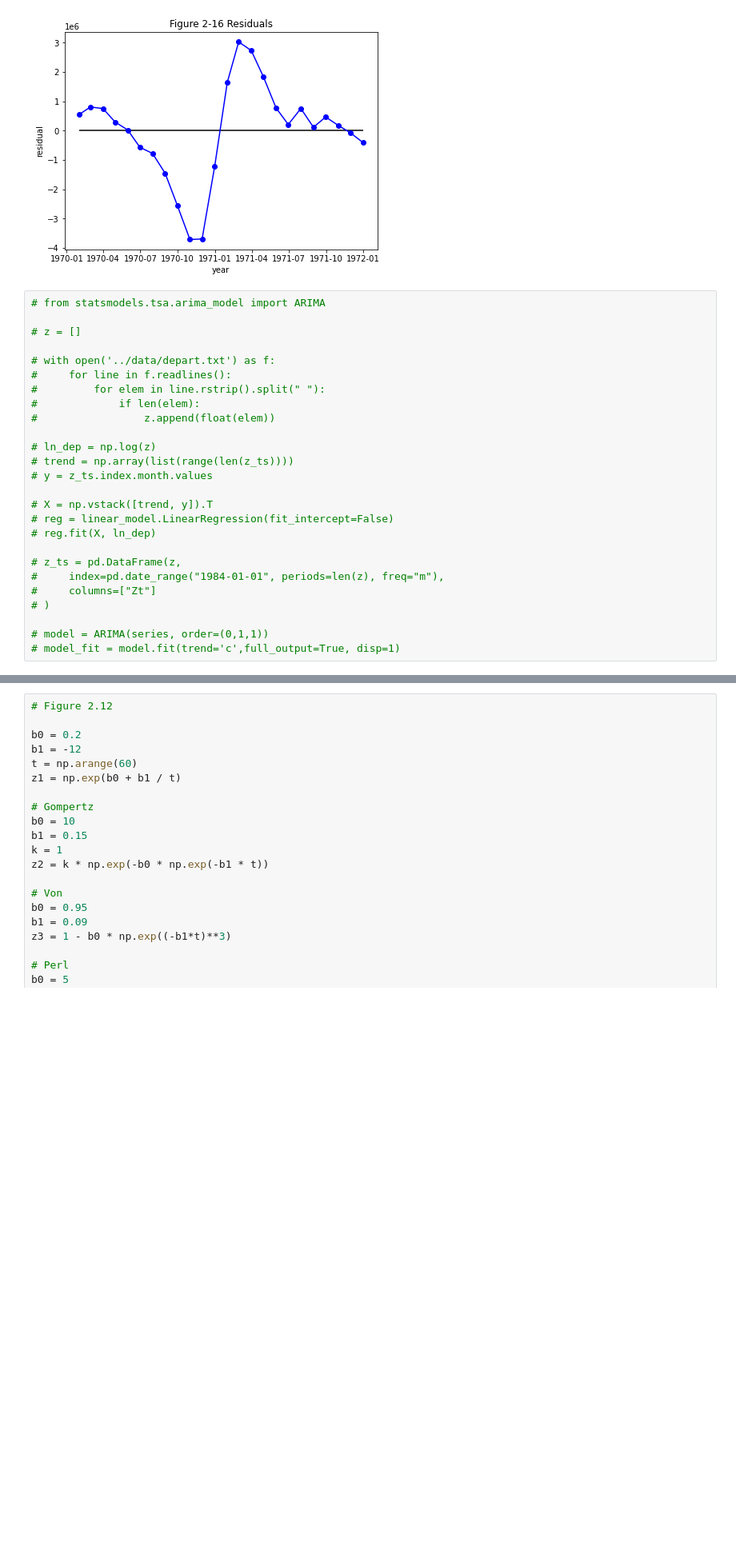
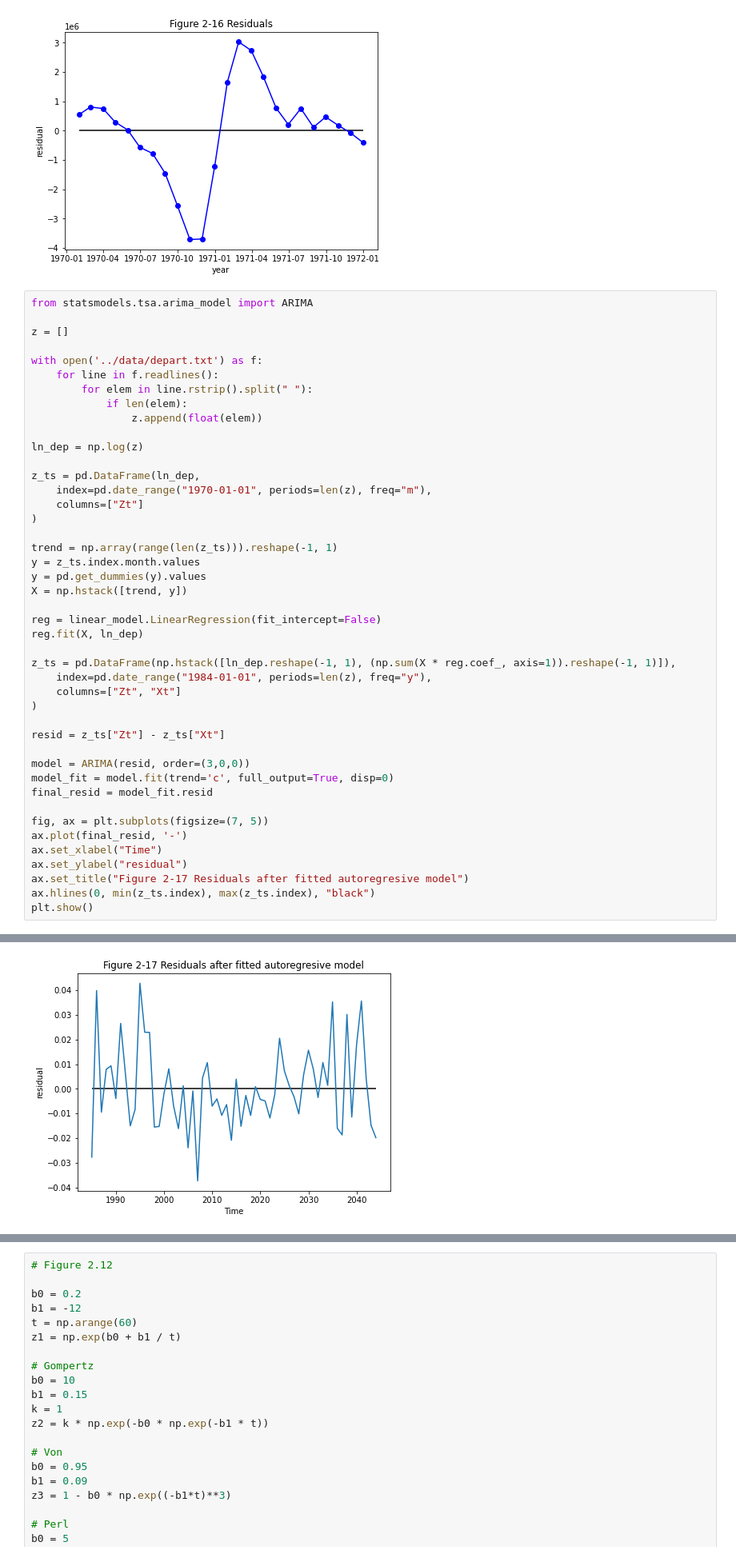
Before and after one commit to jonghyunlee1993/2022-Fall_TimeSeriesAnalysis, a Jupyter notebook: Python/HW_02.ipynb, the cells around one changed output, grey strips where cells are left out. Shown at 80% size. Cells and saved outputs as stored; diff of their text form; blank space fills up the shorter version.

```diff
--- a/Python/HW_02.ipynb
+++ b/Python/HW_02.ipynb
@@ -248,28 +250,47 @@ plt.show()
 # %% [output]
 [figure]
 # %%
-# from statsmodels.tsa.arima_model import ARIMA
+from statsmodels.tsa.arima_model import ARIMA
 
-# z = []
+z = []
 
-# with open('../data/depart.txt') as f:
-#     for line in f.readlines():
-#         for elem in line.rstrip().split(" "):
-#             if len(elem):
-#                 z.append(float(elem))
+with open('../data/depart.txt') as f:
+    for line in f.readlines():
+        for elem in line.rstrip().split(" "):
+            if len(elem):
+                z.append(float(elem))
 
-# ln_dep = np.log(z)
-# trend = np.array(list(range(len(z_ts))))
-# y = z_ts.index.month.values
+ln_dep = np.log(z)
 
-# X = np.vstack([trend, y]).T
-# reg = linear_model.LinearRegression(fit_intercept=False)
-# reg.fit(X, ln_dep)
+z_ts = pd.DataFrame(ln_dep,
+    index=pd.date_range("1970-01-01", periods=len(z), freq="m"),
+    columns=["Zt"]
+)
 
-# z_ts = pd.DataFrame(z,
-#     index=pd.date_range("1984-01-01", periods=len(z), freq="m"),
-#     columns=["Zt"]
-# )
+trend = np.array(range(len(z_ts))).reshape(-1, 1)
+y = z_ts.index.month.values
+y = pd.get_dummies(y).values
+X = np.hstack([trend, y])
 
-# model = ARIMA(series, order=(0,1,1))
-# model_fit = model.fit(trend='c',full_output=True, disp=1)
+reg = linear_model.LinearRegression(fit_intercept=False)
+reg.fit(X, ln_dep)
+
+z_ts = pd.DataFrame(np.hstack([ln_dep.reshape(-1, 1), (np.sum(X * reg.coef_, axis=1)).reshape(-1, 1)]),
+    index=pd.date_range("1984-01-01", periods=len(z), freq="y"),
+    columns=["Zt", "Xt"]
+)
+
+resid = z_ts["Zt"] - z_ts["Xt"]
+
+model = ARIMA(resid, order=(3,0,0))
+model_fit = model.fit(trend='c', full_output=True, disp=0)
+final_resid = model_fit.resid
+
+fig, ax = plt.subplots(figsize=(7, 5))
+ax.plot(final_resid, '-')
+ax.set_xlabel("Time")
+ax.set_ylabel("residual")
+ax.set_title("Figure 2-17 Residuals after fitted autoregresive model")
+ax.hlines(0, min(z_ts.index), max(z_ts.index), "black")
+plt.show()
+# %% [output]
@@ -276,3 +315,4 @@ plt.show()
+[figure, added]
 # %%
 # Figure 2.8 주기 성분을 갖는 시계열
 
```
Also changed, not shown: parts of 6 cells of this notebook, 1 other file.
